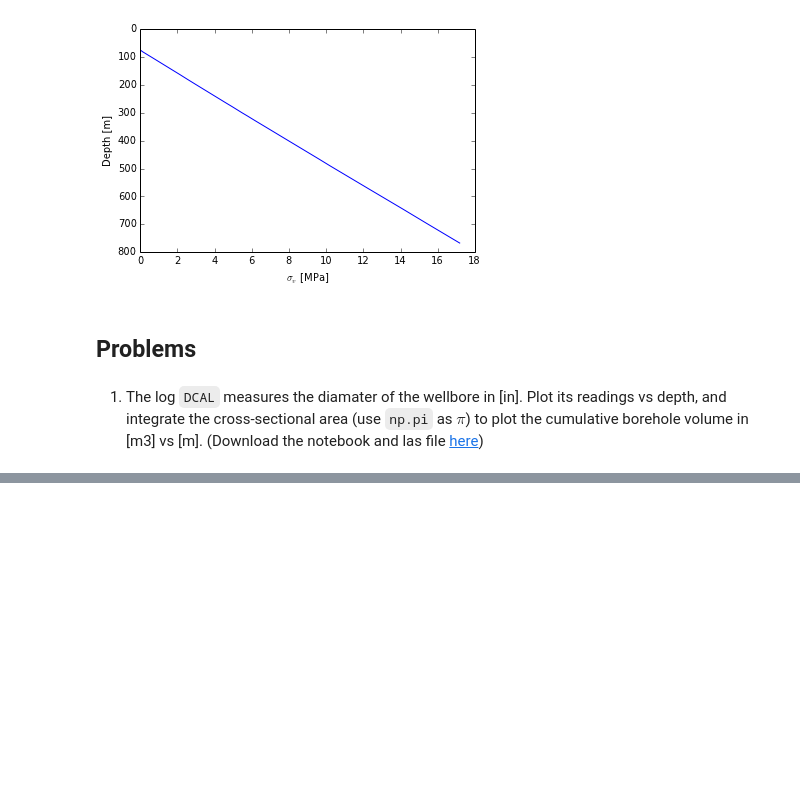
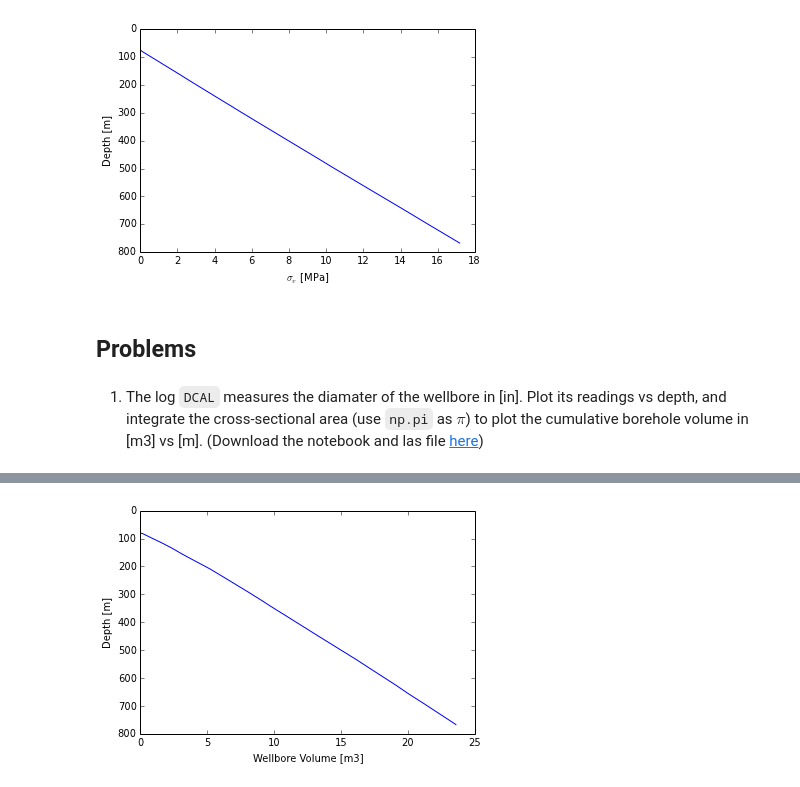
Before and after one commit to philippslang/nummet_I, a Jupyter notebook: LoadingPlotting.ipynb, the cells around one changed output, grey strips where cells are left out. Drawn from its saved outputs; the diff is of its cells as text; code cells hidden in the pictures; blank space fills up the shorter version.

```diff
--- a/LoadingPlotting.ipynb
+++ b/LoadingPlotting.ipynb
@@ -120,0 +139,10 @@ plt.show()
+# %%
+plt.plot(volume_m3, depth)
+# so that depth, albeit positive, increases downward
+plt.gca().invert_yaxis()
+# cosmetics
+plt.xlabel('Wellbore Volume [m3]')
+plt.ylabel('Depth [m]')
+plt.show()
+# %% [output]
+[figure, added]
```
Also changed, not shown: parts of 4 cells of this notebook, 1 other file.
